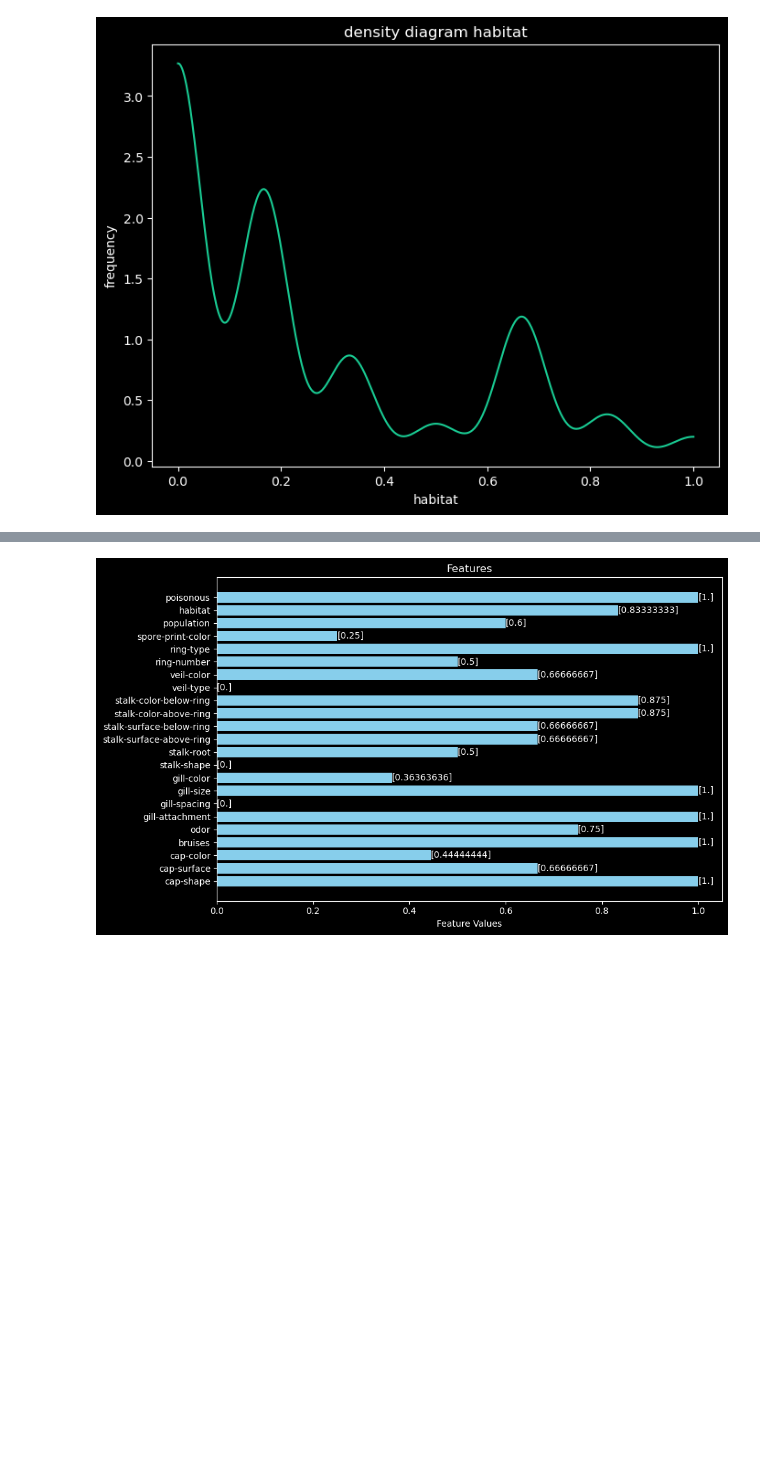
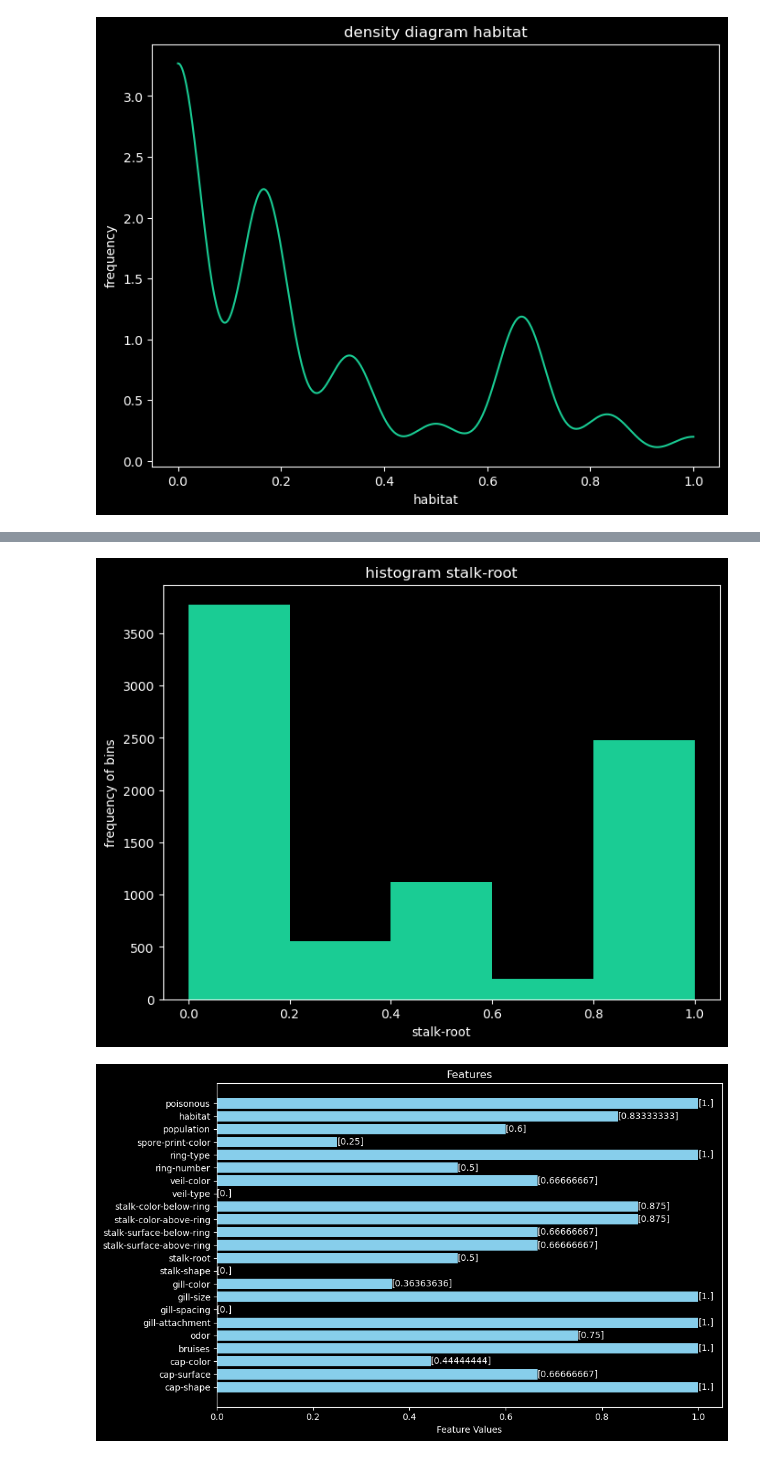
Before and after one commit to Tessla91/DevOps_Aufgaben, a Jupyter notebook: notepads/Dataexploration_Mushroom.ipynb, the cells around one changed output, grey strips where cells are left out. Cells and saved outputs as stored; diff of their text form; code cells hidden in the pictures; blank space fills up the shorter version.

```diff
--- a/notepads/Dataexploration_Mushroom.ipynb
+++ b/notepads/Dataexploration_Mushroom.ipynb
@@ -118,3 +131,13 @@ plt.show()
+# %%
+# Historgram stalk-root
+plt.figure(figsize=(8,6))
+plt.title("histogram stalk-root")
+plt.hist(mushroom["stalk-root"],bins=5,color="#1ACC94")
+plt.ylabel("frequency of bins")
+plt.xlabel("stalk-root")
+plt.show()
+# %% [output]
+[figure, added]
 # %%
 features = mushroom.columns
 feature_values = mushroom.values.reshape(-1, 1)
```
Also changed, not shown: parts of 9 cells of this notebook, 2 other files.
